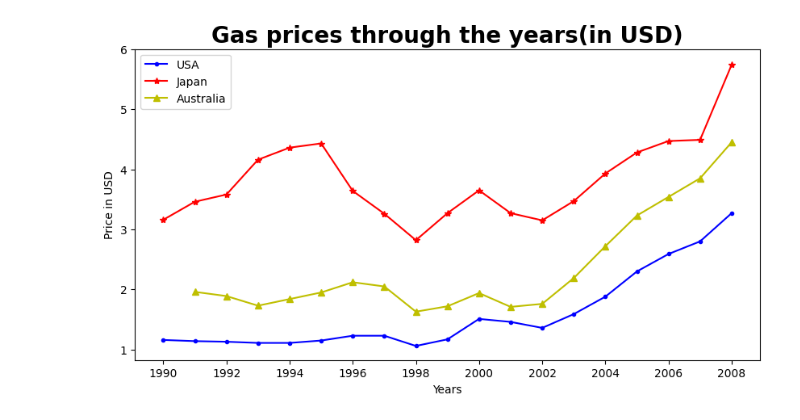
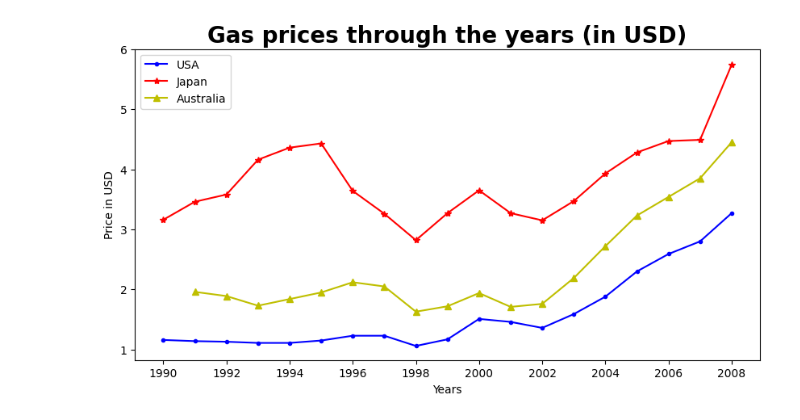
Before and after one commit to gautam-k05/Gas-Price-Visualization, a Jupyter notebook: gas_prices.ipynb, the cells around one changed output. Drawn from its saved outputs; the diff is of its cells as text; code cells hidden in the pictures.

```diff
--- a/gas_prices.ipynb
+++ b/gas_prices.ipynb
@@ -3,29 +3,39 @@ import matplotlib.pyplot as plt
 import numpy as np
 import pandas as pd
 # %%
+import matplotlib.pyplot as plt
+import numpy as np
+import pandas as pd
+
+# Read the CSV file containing gas prices
 gas = pd.read_csv('gas_prices.csv')
 
-plt.figure(figsize=(10,5))
+# Set the figure size for the plot
+plt.figure(figsize=(10, 5))
 
-plt.title("Gas prices through the years(in USD)", fontdict={'fontsize': '20', 'fontweight': 'bold'})
+# Add a title to the plot
+plt.title("Gas prices through the years (in USD)", fontdict={'fontsize': 20, 'fontweight': 'bold'})
 
+# Plot gas prices for different countries
 plt.plot(gas.Year, gas.USA, 'b.-', label='USA')
-
 plt.plot(gas.Year, gas.Japan, 'r*-', label='Japan')
-
 plt.plot(gas.Year, gas.Australia, 'y^-', label='Australia')
 
-
+# Label the axes
 plt.xlabel("Years")
 plt.ylabel("Price in USD")
 
+# Set x-ticks and y-ticks
 plt.xticks(gas.Year[::2])
-plt.yticks([1,2,3,4,5,6])
+plt.yticks([1, 2, 3, 4, 5, 6])
 
+# Display the legend
 plt.legend()
 
+# Save the plot as a PNG file
 plt.savefig('Gas_prices_usd.png', dpi=300)
 
+# Show the plot
 plt.show()
 # %% [output]
-[figure, old version]
+[figure, new version]
```
Also changed, not shown: 1 other file.
